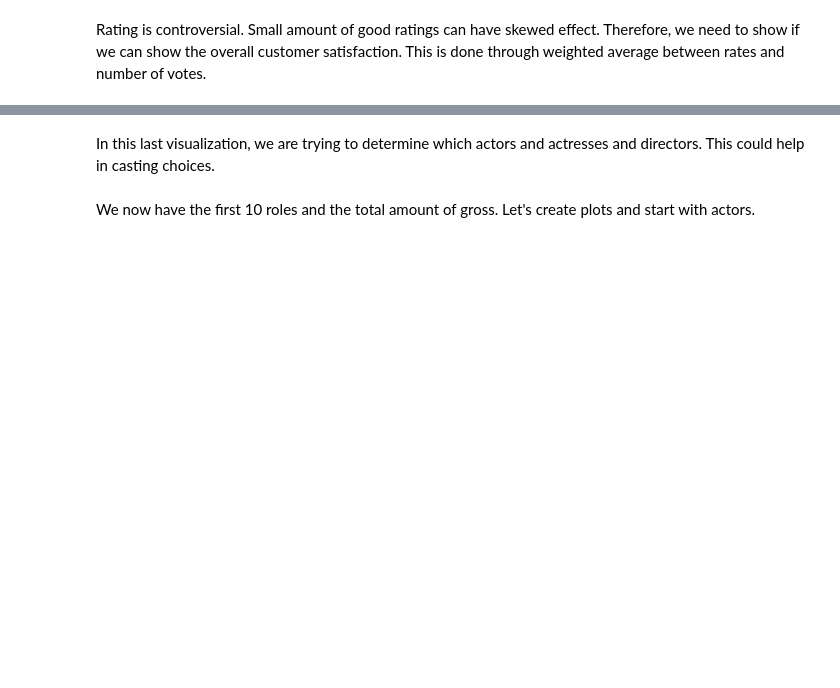
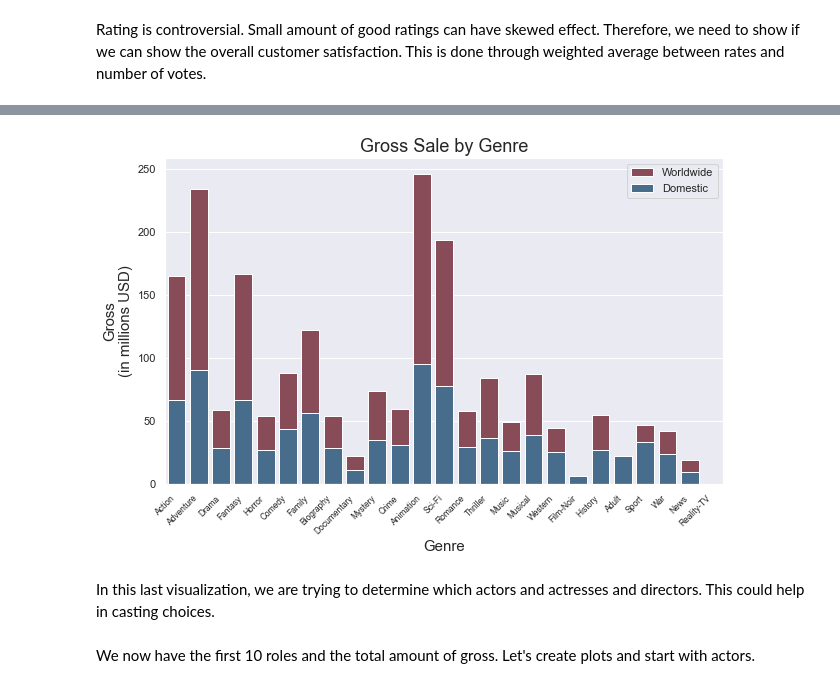
Before and after one commit to afanta-fi/Microsoft_in_The_Movie_Business, a Jupyter notebook: code/visualization.ipynb, the cells around one changed output, grey strips where cells are left out. Saved outputs shown, nothing was run; the diff lists cells and outputs as text; code cells hidden in the pictures; blank space fills up the shorter version.

```diff
--- a/code/visualization.ipynb
+++ b/code/visualization.ipynb
@@ -216,31 +233,34 @@ plt.savefig('../images/satify_vs_budget.png')
 # %%
 #Set image size
-sns.set(rc={"figure.figsize":(20, 10)})
+sns.set(rc={"figure.figsize":(10, 6)})
 #Get the columns in the boolean genres that we created
 genre_col = genres_bool.columns
 #Set a dictionary to record the gross per genre
 gross_by_genre = {x:[] for x in ['domestic','worldwide','genre']}
 for i,col in enumerate(genre_col):
     domestic = movies_df['domestic_gross']
     domestic = domestic[genres_bool[col]].mean()
     worldwide = movies_df['worldwide_gross']
     worldwide = worldwide[genres_bool[col]].mean()
     gross_by_genre['domestic'].append(round(domestic)/1e6)
     gross_by_genre['worldwide'].append(round(worldwide)/1e6)
     gross_by_genre['genre'].append(col)
 
 #Cast the dictionary to a dataframe
 df = pd.DataFrame(gross_by_genre)
 labels=["Worldwide","Domestic"]
 #Overlay the two plots
-s2 = sns.barplot(x='genre',y='worldwide',data=df,color='#914252')
-s1 = sns.barplot(x='genre',y = 'domestic',data=df,color='#3C6D97')
-s1.set_xticklabels(s1.get_xmajorticklabels(),fontsize =8.5);
+s2 = sns.barplot(x='genre',y='worldwide',data=df,color='#914252',label='Worldwide')
+s1 = sns.barplot(x='genre',y = 'domestic',data=df,color='#3C6D97',label='Domestic')
+s1.set_xticklabels(s1.get_xmajorticklabels(),fontsize =8.5,rotation=45,ha='right');
 s1.set_xlabel('Genre',fontsize=15)
 s1.set_ylabel('Gross\n(in millions USD)',fontsize=15)
 s1.set_title('Gross Sale by Genre',fontsize=18);
-s1.legend(labels=labels, title = "Movie Gross");
+#s1.legend(labels=labels, title = "Movie Gross");
+s1.legend();
 plt.savefig('../images/gross_by_genre.png')
+# %% [output]
+[figure, added]
 # %% [markdown]
 In this last visualization, we are trying to determine which actors and actresses and directors. This could help in casting choices.
 # %%
```
Also changed, not shown: parts of 10 cells of this notebook, 1 other file.
